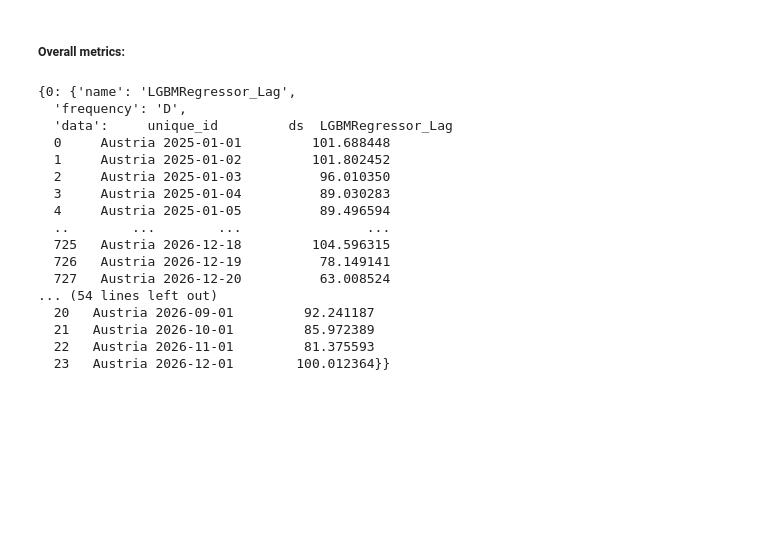
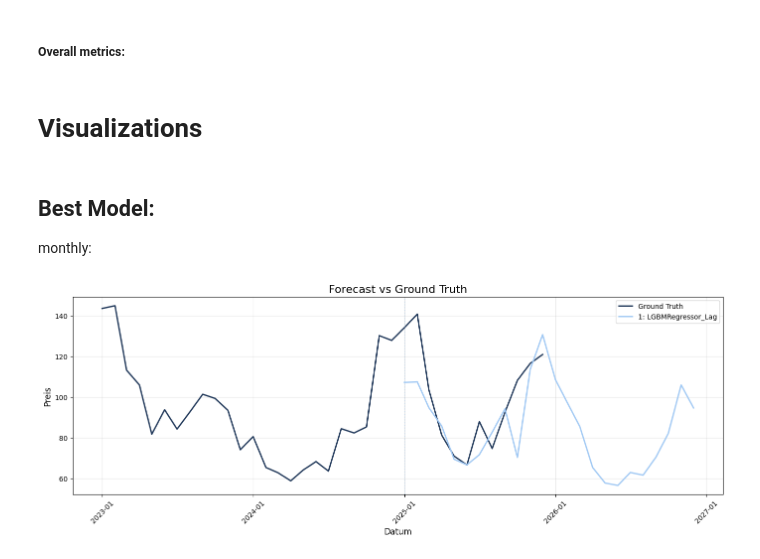
Before and after one commit to L-Schlosser/TIS3_CapstoneProject, a Jupyter notebook: code/capstone.ipynb, the cells around one changed output. Drawn from its saved outputs; the diff is of its cells as text; code cells hidden in the pictures; blank space fills up the shorter version.

Commit message:
Visualizations

```diff
--- a/code/capstone.ipynb
+++ b/code/capstone.ipynb
@@ -77,22 +78,20 @@ overall_metrics = load_overall_metrics()
 merged_daily = merge_prediction_dfs(base_daily_val, base_daily_test, stat_daily_val, stat_daily_test, ml_daily_val, ml_daily_test, dl_daily_val, dl_daily_test)
 merged_monthly = merge_prediction_dfs(base_monthly_val, base_monthly_test, stat_monthly_val, stat_monthly_test, ml_monthly_val, ml_monthly_test, dl_monthly_val, dl_monthly_test)
 # %%
-find_n_best_models(overall_metrics, 3, merged_daily, merged_monthly)
+best_3_all = find_n_best_models(overall_metrics, 3, merged_daily, merged_monthly)
+best_3_mon = find_n_best_models(overall_metrics, 3, merged_daily, merged_monthly, frequencies=[FREQ_MONTHLY])
+best_3_day = find_n_best_models(overall_metrics, 3, merged_daily, merged_monthly, frequencies=[FREQ_DAILY])
+best_per_fam = find_n_best_models(overall_metrics, 1, merged_daily, merged_monthly, best_per_family=True)
+
+best_1 = {0:best_3_all[0]}
+best_1_mon = {0:best_3_mon[0]}
+best_1_day = {0:best_3_day[0]}
-# %% [output]
-{0: {'name': 'LGBMRegressor_Lag',
-  'frequency': 'D',
-  'data':     unique_id         ds  LGBMRegressor_Lag
-  0     Austria 2025-01-01         101.688448
-  1     Austria 2025-01-02         101.802452
-  2     Austria 2025-01-03          96.010350
-  3     Austria 2025-01-04          89.030283
-  4     Austria 2025-01-05          89.496594
-  ..        ...        ...                ...
-  725   Austria 2026-12-18         104.596315
-  726   Austria 2026-12-19          78.149141
-  727   Austria 2026-12-20          63.008524
-... (54 lines left out)
-  20   Austria 2026-09-01         92.241187
-  21   Austria 2026-10-01         85.972389
-  22   Austria 2026-11-01         81.375593
-  23   Austria 2026-12-01        100.012364}}
+# %% [markdown]
+# Visualizations
+# %% [markdown]
+## Best Model:
+monthly:
+# %%
+plot_forecasts(best_1, 'best_model_monthly')
+# %% [output]
+[figure, added]
```
Also changed, not shown: parts of 19 cells of this notebook, 13 other files.
